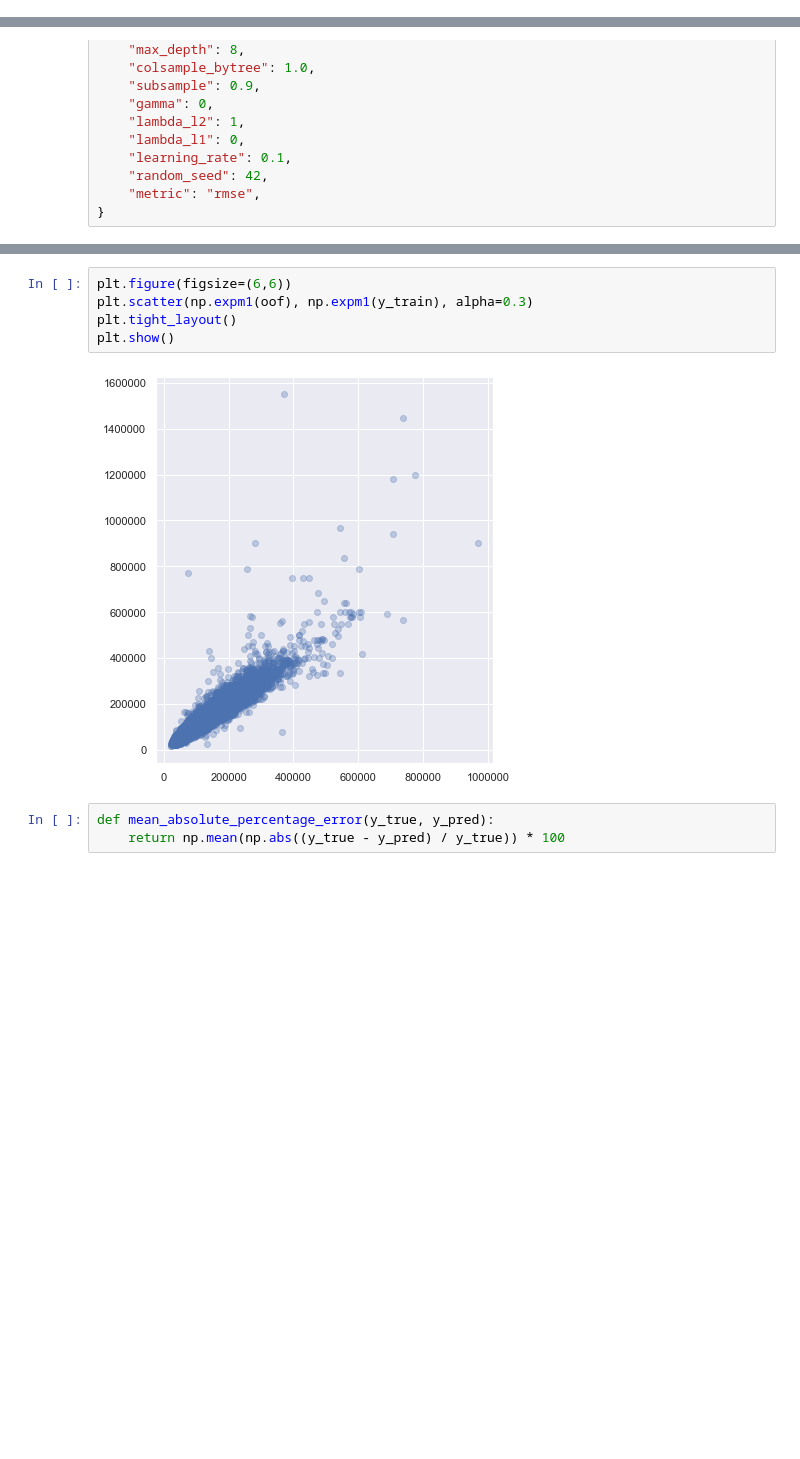
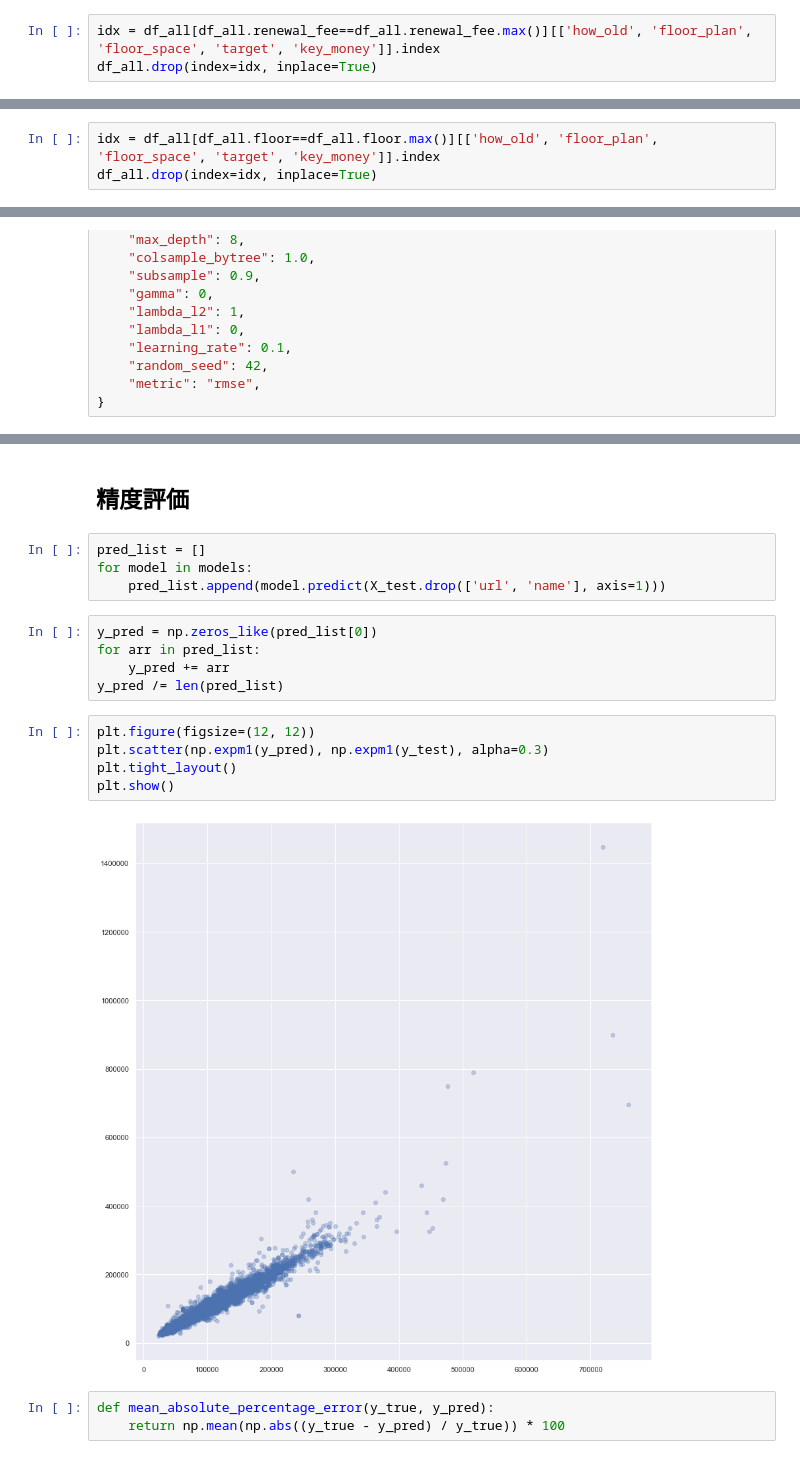
Before and after one commit to m7142yosuke/Tokyo-house-price-prediction-portfolio, a Jupyter notebook: 不動産価格予測.ipynb, the cells around one changed output, grey strips where cells are left out. Drawn from its saved outputs; the diff is of its cells as text; blank space fills up the shorter version.

```diff
--- a/不動産価格予測.ipynb
+++ b/不動産価格予測.ipynb
@@ -421,2 +610,5 @@ df_all['time_to_go_nearest_station'] = \
+# %%
+idx = df_all[df_all.renewal_fee==df_all.renewal_fee.max()][['how_old', 'floor_plan', 'floor_space', 'target', 'key_money']].index
+df_all.drop(index=idx, inplace=True)
 # %% [markdown]
 ### 階数
@@ -462,0 +636,3 @@ df_all['floor'] = df_all['floor2'].apply(lambda x: re.findall('(\d+)階', x)[0]
+# %%
+idx = df_all[df_all.floor==df_all.floor.max()][['how_old', 'floor_plan', 'floor_space', 'target', 'key_money']].index
+df_all.drop(index=idx, inplace=True)
@@ -715,10 +970,21 @@ plt.tight_layout()
+# %% [markdown]
+## 精度評価
+# %%
+pred_list = []
+for model in models:
+    pred_list.append(model.predict(X_test.drop(['url', 'name'], axis=1)))
+# %%
+y_pred = np.zeros_like(pred_list[0])
+for arr in pred_list:
+    y_pred += arr
+y_pred /= len(pred_list)
 # %%
-plt.figure(figsize=(6,6))
-plt.scatter(np.expm1(oof), np.expm1(y_train), alpha=0.3)
+plt.figure(figsize=(12, 12))
+plt.scatter(np.expm1(y_pred), np.expm1(y_test), alpha=0.3)
 plt.tight_layout()
 plt.show()
 # %% [output]
-[figure, old version]
+[figure, new version]
 # %%
 def mean_absolute_percentage_error(y_true, y_pred):
     return np.mean(np.abs((y_true - y_pred) / y_true)) * 100
```
Also changed, not shown: parts of 116 cells of this notebook, 27 other files.
